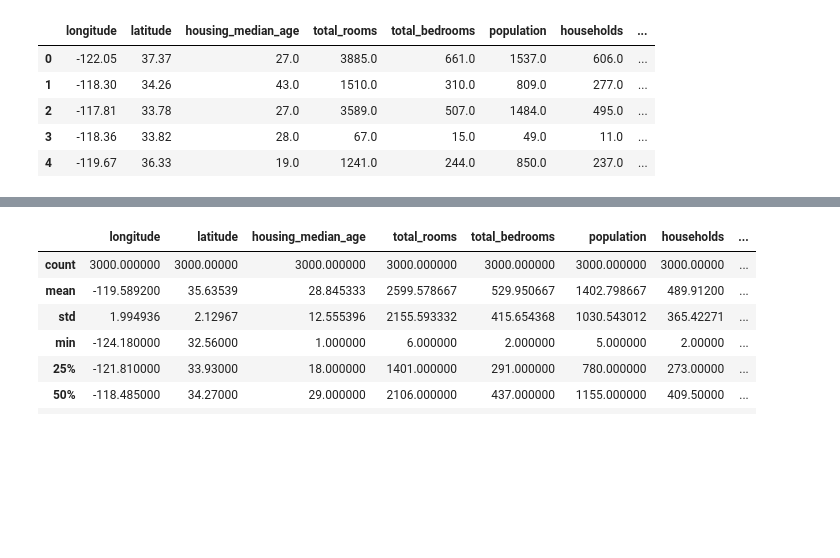
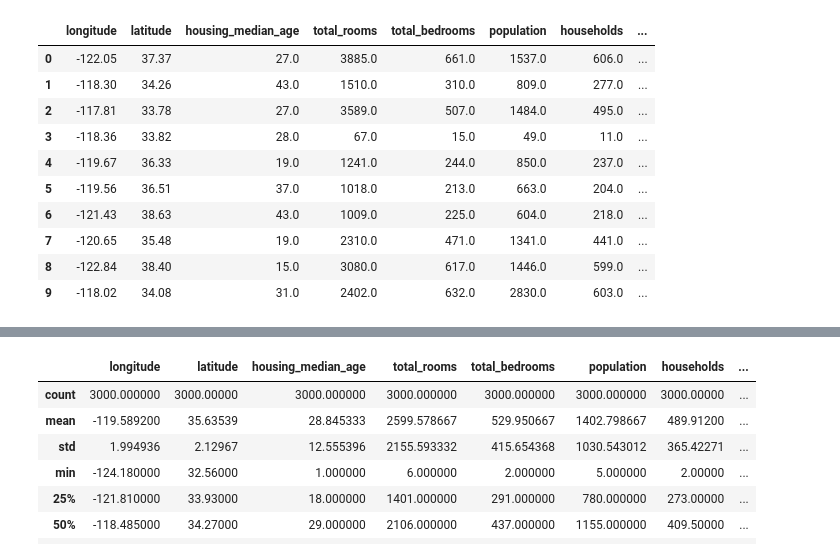
Before and after one commit to Jelly1500/OSS-practice, a Jupyter notebook: data_show.ipynb, the cells around one changed output, grey strips where cells are left out. Saved outputs shown, nothing was run; the diff lists cells and outputs as text; code cells hidden in the pictures; blank space fills up the shorter version.

```diff
--- a/data_show.ipynb
+++ b/data_show.ipynb
@@ -21,9 +40,14 @@ train.head()
 # %%
-test.head()
+test.head(10)
 # %% [output]
 |  | longitude | latitude | housing_median_age | total_rooms | total_bedrooms | population | households | ... |
 | 0 | -122.05 | 37.37 | 27.0 | 3885.0 | 661.0 | 1537.0 | 606.0 | ... |
 | 1 | -118.30 | 34.26 | 43.0 | 1510.0 | 310.0 | 809.0 | 277.0 | ... |
 | 2 | -117.81 | 33.78 | 27.0 | 3589.0 | 507.0 | 1484.0 | 495.0 | ... |
 | 3 | -118.36 | 33.82 | 28.0 | 67.0 | 15.0 | 49.0 | 11.0 | ... |
 | 4 | -119.67 | 36.33 | 19.0 | 1241.0 | 244.0 | 850.0 | 237.0 | ... |
+| 5 | -119.56 | 36.51 | 37.0 | 1018.0 | 213.0 | 663.0 | 204.0 | ... |
+| 6 | -121.43 | 38.63 | 43.0 | 1009.0 | 225.0 | 604.0 | 218.0 | ... |
+| 7 | -120.65 | 35.48 | 19.0 | 2310.0 | 471.0 | 1341.0 | 441.0 | ... |
+| 8 | -122.84 | 38.40 | 15.0 | 3080.0 | 617.0 | 1446.0 | 599.0 | ... |
+| 9 | -118.02 | 34.08 | 31.0 | 2402.0 | 632.0 | 2830.0 | 603.0 | ... |
```
Also changed, not shown: parts of 4 cells of this notebook.
